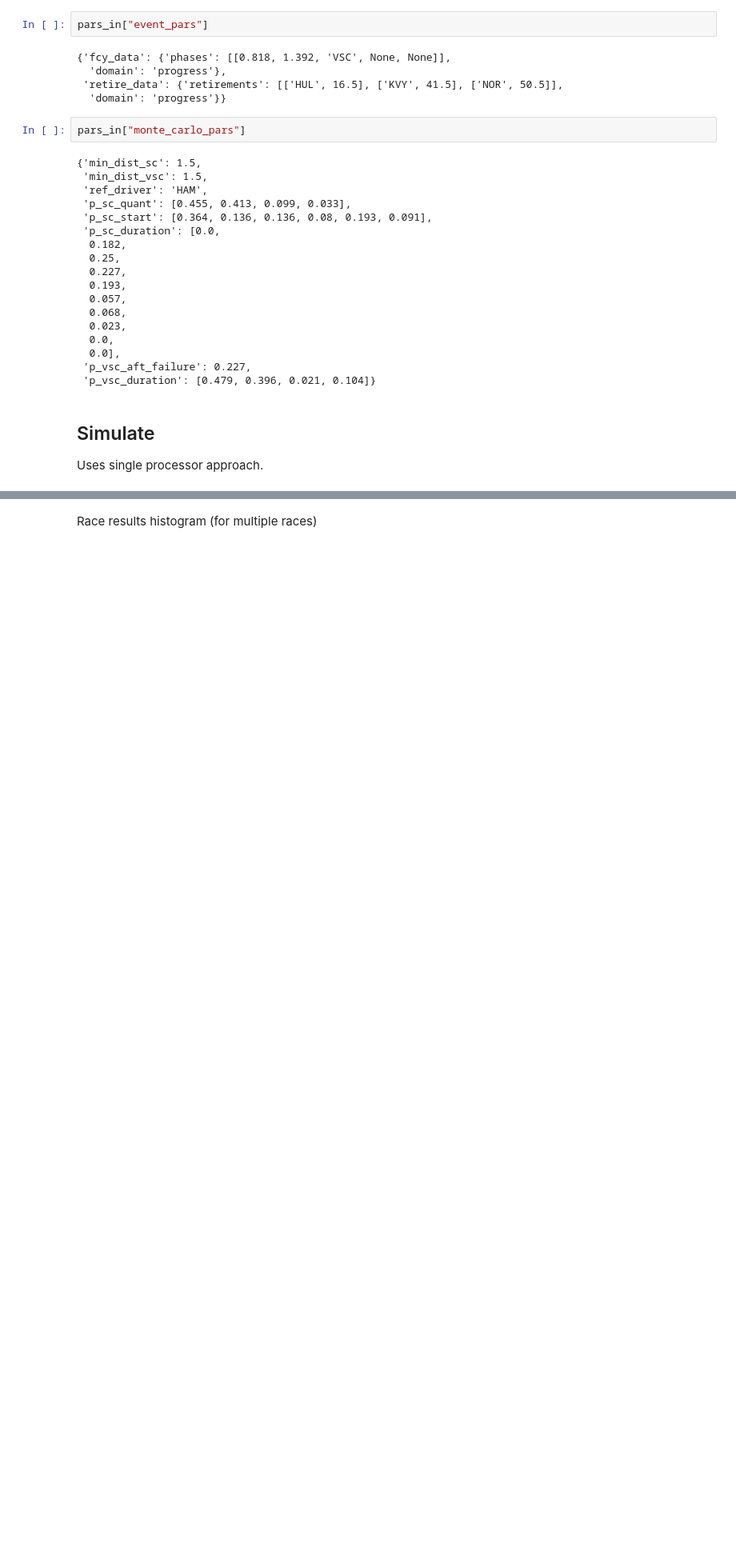
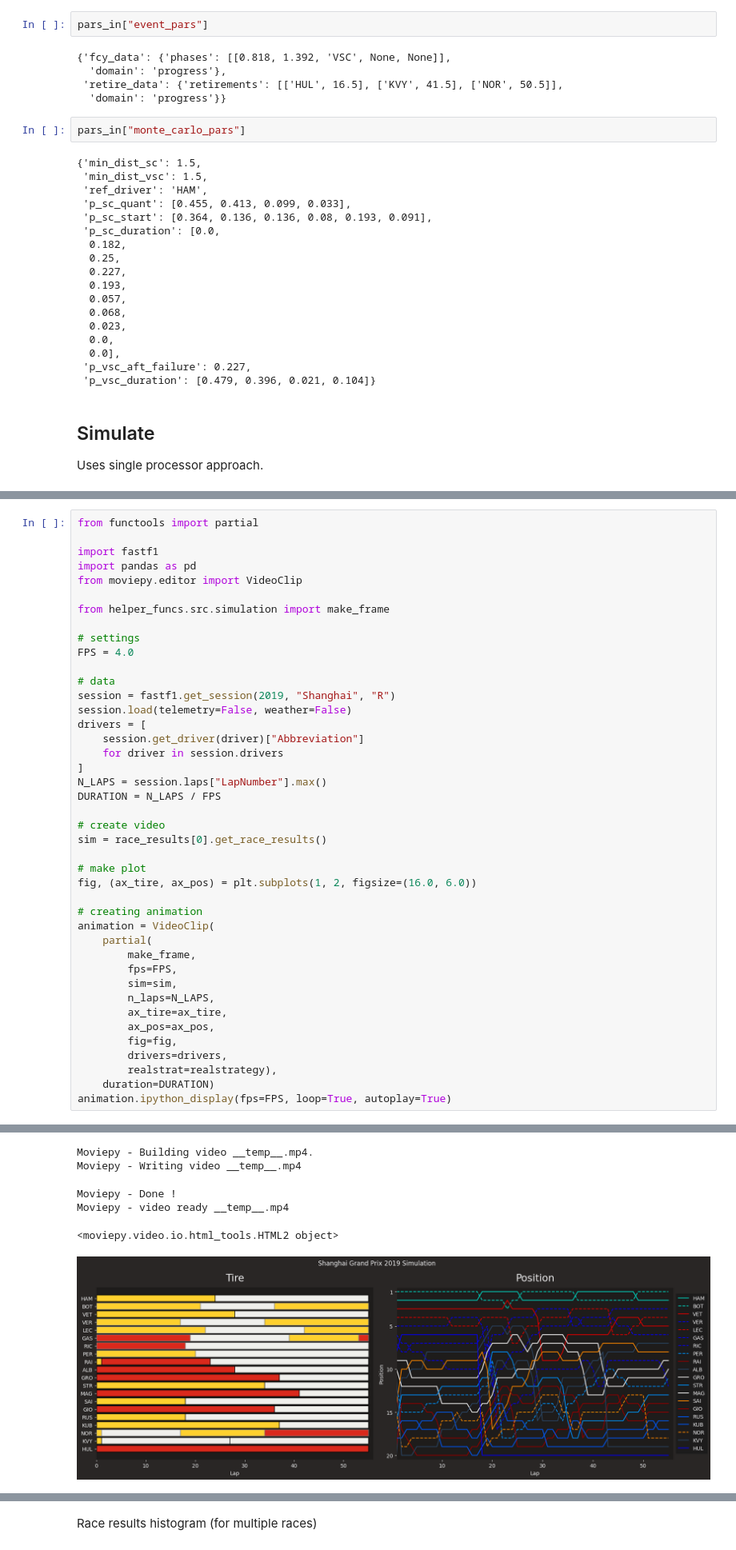
Before and after one commit to pezon/msca-race-simulation, a Jupyter notebook: notebooks/Simulate_Race.ipynb, the cells around one changed output, grey strips where cells are left out. Shown at 80% size. Cells and saved outputs as stored; diff of their text form; blank space fills up the shorter version.

```diff
--- a/notebooks/Simulate_Race.ipynb
+++ b/notebooks/Simulate_Race.ipynb
@@ -499,0 +542,43 @@ if sim_opts["no_sim_runs"] == 1:
+# %%
+from functools import partial
+
+import fastf1
+import pandas as pd
+from moviepy.editor import VideoClip
+
+from helper_funcs.src.simulation import make_frame
+
+# settings
+FPS = 4.0
+
+# data
+session = fastf1.get_session(2019, "Shanghai", "R")
+session.load(telemetry=False, weather=False)
+drivers = [
+    session.get_driver(driver)["Abbreviation"]
+    for driver in session.drivers
+]
+N_LAPS = session.laps["LapNumber"].max()
+DURATION = N_LAPS / FPS
+
+# create video
+sim = race_results[0].get_race_results()
+
+# make plot
+fig, (ax_tire, ax_pos) = plt.subplots(1, 2, figsize=(16.0, 6.0))
+
+# creating animation
+animation = VideoClip(
+    partial(
+        make_frame,
+        fps=FPS,
+        sim=sim,
+        n_laps=N_LAPS,
+        ax_tire=ax_tire,
+        ax_pos=ax_pos,
+        fig=fig,
+        drivers=drivers,
+        realstrat=realstrategy),
+    duration=DURATION)
+animation.ipython_display(fps=FPS, loop=True, autoplay=True)
+# %% [output]
@@ -499,0 +605,6 @@ if sim_opts["no_sim_runs"] == 1:
+Moviepy - Building video __temp__.mp4.
+Moviepy - Writing video __temp__.mp4
+Moviepy - Done !
+Moviepy - video ready __temp__.mp4
+<moviepy.video.io.html_tools.HTML2 object>
+[figure, added]
```
Also changed, not shown: parts of 22 cells of this notebook.
